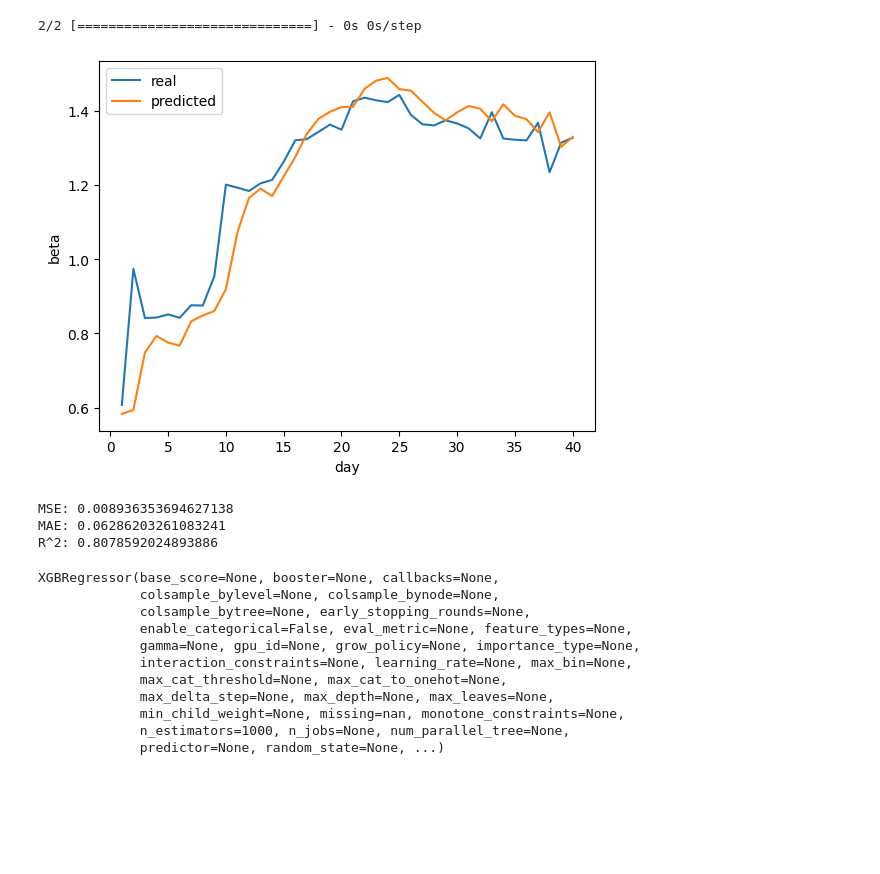
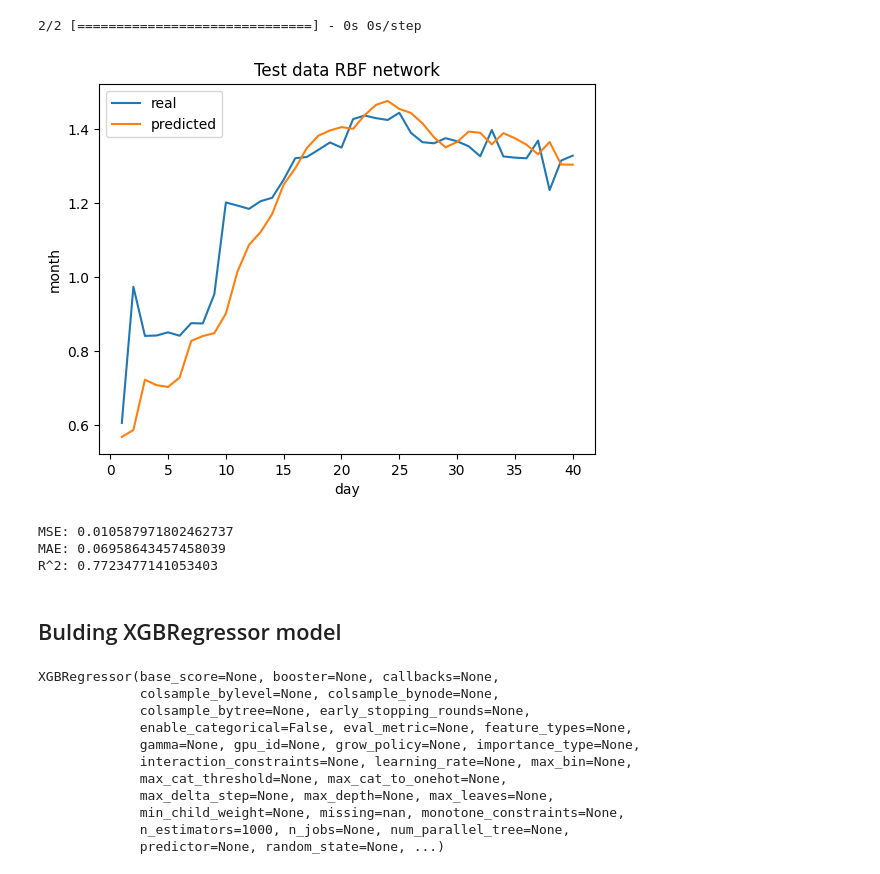
Before and after one commit to lion158/BetaPrediction, a Jupyter notebook: prediction.ipynb, the cells around one changed output. Drawn from its saved outputs; the diff is of its cells as text; code cells hidden in the pictures; blank space fills up the shorter version.

```diff
--- a/prediction.ipynb
+++ b/prediction.ipynb
@@ -93,3 +93,6 @@ X
 | 203 | 1.234932 | 1.368290 | 1.320562 | 1.322314 | 1.325707 |
 | 204 | 1.314584 | 1.234932 | 1.368290 | 1.320562 | 1.322314 |
 200 rows × 5 columns
+# %%
+X = X[X.columns[::-1]]
+X
@@ -181,13 +273,14 @@ y_pred = model.predict(X_test)
 # %%
 x = np.arange(1, len(y_pred) + 1)
 plt.plot(x,y_test, label='real')
 plt.plot(x,y_pred, label='predicted')
 plt.xlabel('day')
-plt.ylabel('beta')
+plt.ylabel('month')
 plt.legend()
+plt.title('Test data RBF network')
 plt.show()
 # %% [output]
-[figure, old version]
+[figure, new version]
 # %%
 mse = mean_squared_error(y_test, y_pred)
 mae = mean_absolute_error(y_test, y_pred)
@@ -197,9 +290,11 @@ print("MSE:", mse)
 print("MAE:", mae)
 print("R^2:", r2)
 # %% [output]
-MSE: 0.008936353694627138
-MAE: 0.06286203261083241
-R^2: 0.8078592024893886
+MSE: 0.010587971802462737
+MAE: 0.06958643457458039
+R^2: 0.7723477141053403
+# %% [markdown]
+## Bulding XGBRegressor model
 # %%
 from xgboost import XGBRegressor
 my_model = XGBRegressor(n_estimators=1000)
```
Also changed, not shown: parts of 35 cells of this notebook, 1 other file.
